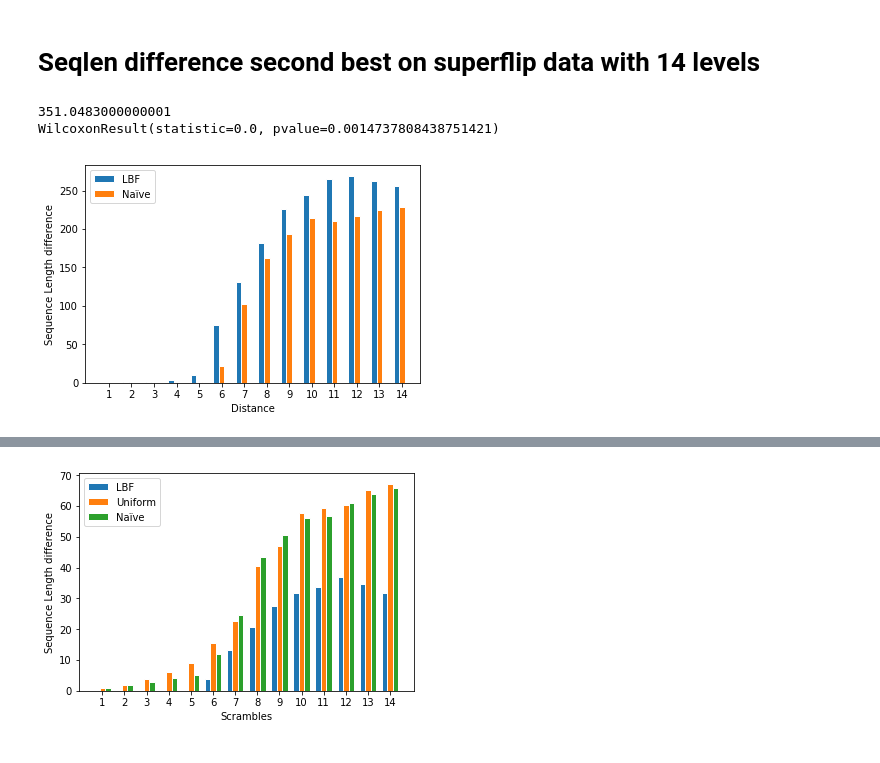
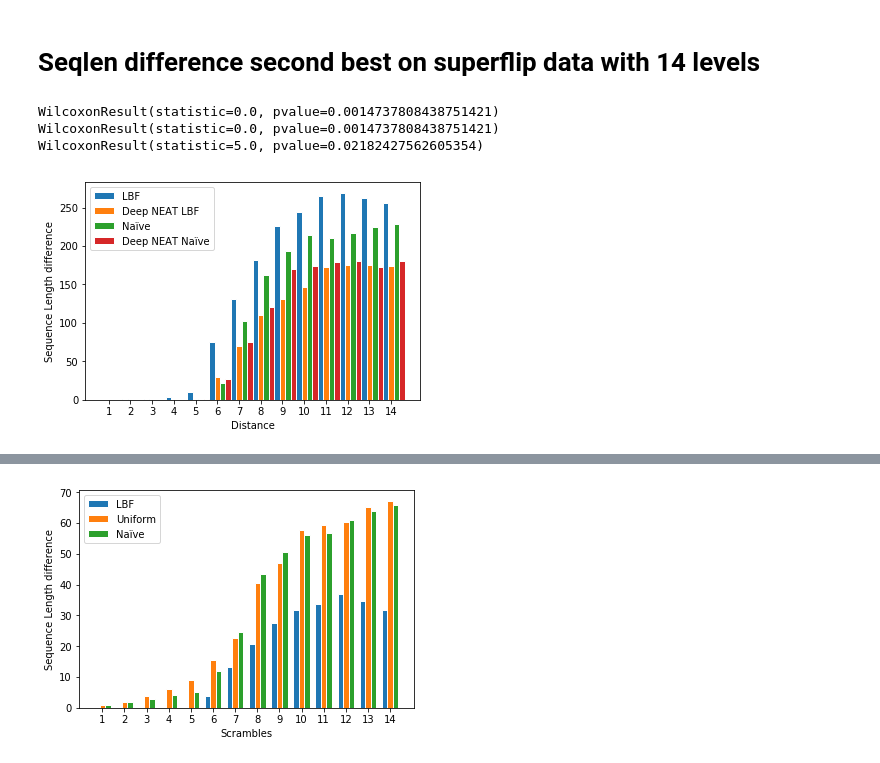
Before and after one commit to JoeHarrison/Thesis, a Jupyter notebook: Experiments/RL plots.ipynb, the cells around one changed output, grey strips where cells are left out. Drawn from its saved outputs; the diff is of its cells as text; code cells hidden in the pictures.

```diff
--- a/Experiments/RL plots.ipynb
+++ b/Experiments/RL plots.ipynb
@@ -116,36 +123,49 @@ plt.show()
 # %%
 barWidth = 0.25
 
 LBF = np.array([1.       ,3.1852   ,3.9412   ,7.0098  ,15.7008  ,81.6554 ,138.3676 ,190.
  ,235.1413 ,254.6292 ,276.5581 ,281.3156 ,275.1567 ,270.0147])
+DeepNEATLBF = np.array([1.           ,2.           ,3.           ,4.           ,5.00787402
+  ,36.2247191   ,77.55474453 ,118.0729927  ,139.86131387 ,156.72992701
+ ,183.27636364 ,187.04727273 ,188.06181818 ,187.83333333])
 Naive = np.array([ 1.       ,2.       ,3.       ,4.       ,5.4252  ,28.1798 ,109.7664 ,169.7883
  ,203.146  ,224.6788 ,221.8218 ,229.3309 ,238.2655 ,242.2246])
-
-print(np.sum(LBF-Naive))
+DeepNEATNaive = np.array([1.           ,2.           ,3.           ,4.           ,6.68503937
+  ,33.13857678  ,81.68613139 ,129.27007299 ,178.76642336 ,183.94890511
+ ,190.69454545 ,192.02181818 ,186.11272727 ,194.9057971 ])
 
 baseline = np.array([1., 2., 3., 4., 5., 6., 7., 8., 9., 10., 11., 12., 13., 14.])
 
 print(scipy.stats.wilcoxon(LBF, Naive))
+print(scipy.stats.wilcoxon(LBF, DeepNEATLBF))
+print(scipy.stats.wilcoxon(DeepNEATNaive, DeepNEATLBF))
 
 LBF -= baseline
 Naive -= baseline
+DeepNEATLBF -= baseline
+DeepNEATNaive -=  baseline
 
 r1 = np.arange(len(LBF))
 r2 = [x + barWidth for x in r1]
+r3 = [x + barWidth for x in r2]
+r4 = [x + barWidth for x in r3]
 
 plt.bar(r1, LBF, width=barWidth, edgecolor='white', label='LBF')
-plt.bar(r2, Naive, width=barWidth, edgecolor='white', label='Naïve')
+plt.bar(r2, DeepNEATLBF, width=barWidth, edgecolor='white', label='Deep NEAT LBF')
+plt.bar(r3, Naive, width=barWidth, edgecolor='white', label='Naïve')
+plt.bar(r4, DeepNEATNaive, width=barWidth, edgecolor='white', label='Deep NEAT Naïve')
 plt.xlabel('Distance')
 plt.ylabel('Sequence Length difference')
 plt.xticks([r + barWidth for r in range(len(LBF))], ['1', '2', '3', '4', '5', '6', '7', '8', '9', '10', '11', '12', '13', '14'])
 
 # Create legend & Show graphic
 plt.legend()
 plt.show()
 # %% [output]
-351.0483000000001
 WilcoxonResult(statistic=0.0, pvalue=0.0014737808438751421)
+WilcoxonResult(statistic=0.0, pvalue=0.0014737808438751421)
+WilcoxonResult(statistic=5.0, pvalue=0.02182427562605354)
-[figure, old version]
+[figure, new version]
 # %%
 barWidth = 0.25
 
```
Also changed, not shown: parts of 18 cells of this notebook, 4 other files.
